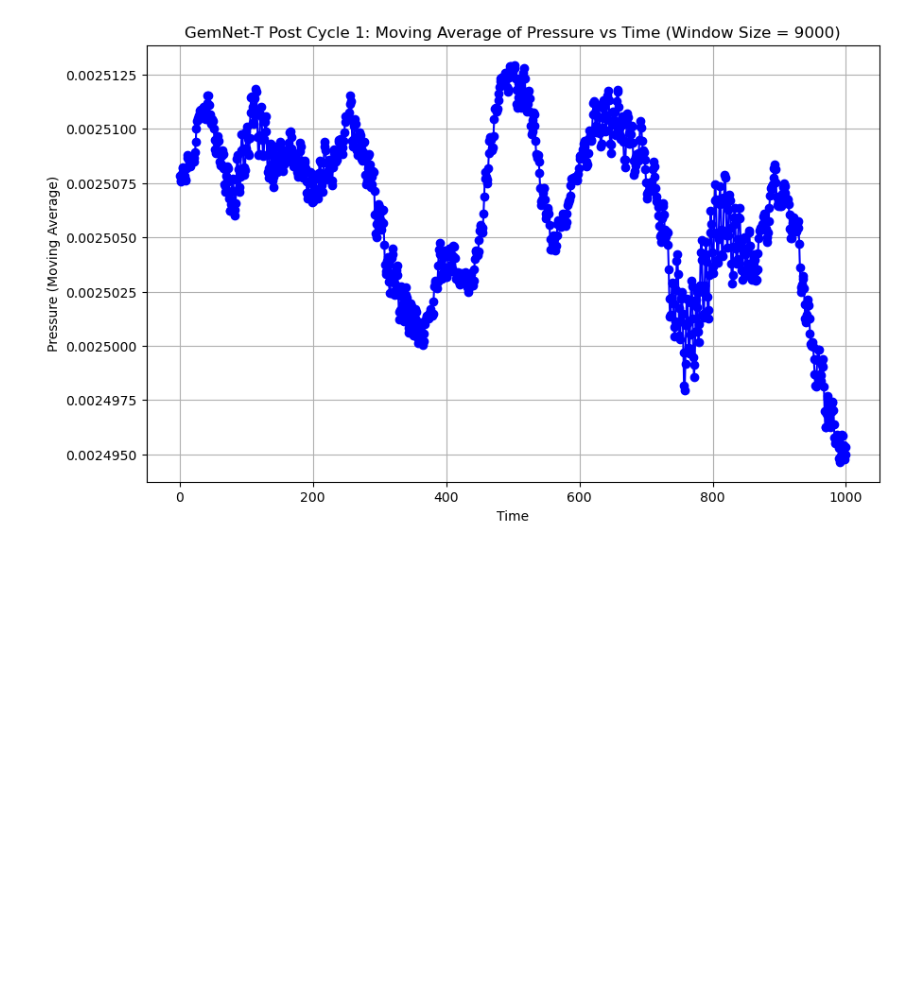
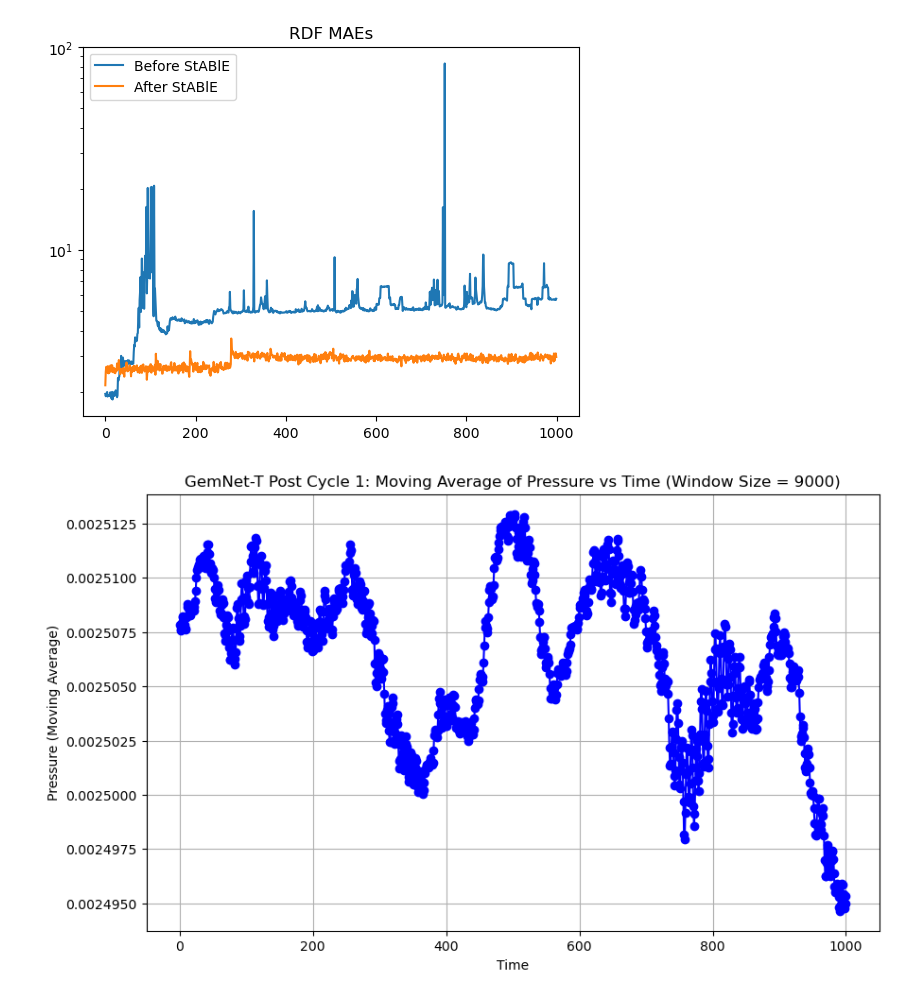
Before and after one commit to jeevster/implicit-md, a Jupyter notebook: Untitled.ipynb, the cells around one changed output. Cells and saved outputs as stored; diff of their text form; code cells hidden in the pictures; blank space fills up the shorter version.

```diff
--- a/Untitled.ipynb
+++ b/Untitled.ipynb
@@ -172,3 +225,57 @@ plt.legend()
+# %%
+import glob
+from tensorboard.backend.event_processing import event_accumulator
+
+window_size = 100
+rdf_mae_threshold = 3.0
+
+
+def get_maes_from_dir(dir):
+
+
+    search_pattern = os.path.join(dir, '*tfevents*')
+    tfevents_files = glob.glob(search_pattern)
+    ids = np.array([int(filename.split(".")[-4]) for filename in tfevents_files])
+    idxs = np.argsort(ids)
+    tfevents_file_path = tfevents_files[idxs[-1]] #get most recent file
+
+    ea = event_accumulator.EventAccumulator(tfevents_file_path,
+                                            size_guidance={
+                                                event_accumulator.SCALARS: 0
+                                            })
+    ea.Reload()  # Load the file
+
+    # Extract scalar data for first field
+    field_data = ea.scalars.Items("RDF MAE")
+    maes = [float(s.value) for s in field_data]
+    return maes
+
+pre_maes = get_maes_from_dir(pre_dir)
+post_maes = get_maes_from_dir(post_dir)
+
+for i in tqdm(range(0, 1000)):
+    if i >= window_size - 1:  # Ensure we have at least 100 elements before checking
+        avg_last_100 = np.mean(pre_maes[-window_size:])
+        if avg_last_100 > rdf_mae_threshold:
+            pre_collapse_pt = i
+            break
+
+# Check for post_traj
+for i in tqdm(range(0, 1000)):
+    if i >= window_size - 1:  # Ensure we have at least 100 elements before checking
+        avg_last_100 = np.mean(post_maes[-window_size:])
+        if avg_last_100 > rdf_mae_threshold:
+            post_collapse_pt = i
+            break
+plt.figure()
+plt.plot(pre_maes, label = "Before StABlE")
+plt.plot(post_maes, label = "After StABlE")
+plt.yscale("log")
+plt.title("RDF MAEs")
+plt.legend()
+plt.show()
+# %% [output]
+[figure, added]
 # %%
 import re
 import json
```
Also changed, not shown: parts of 3 cells of this notebook, 1 other file.
